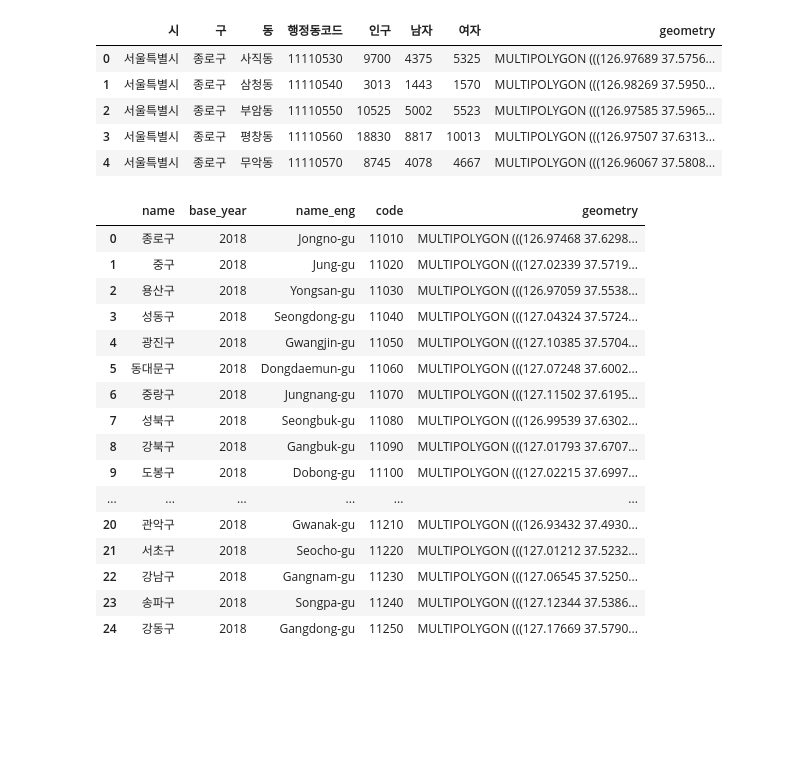
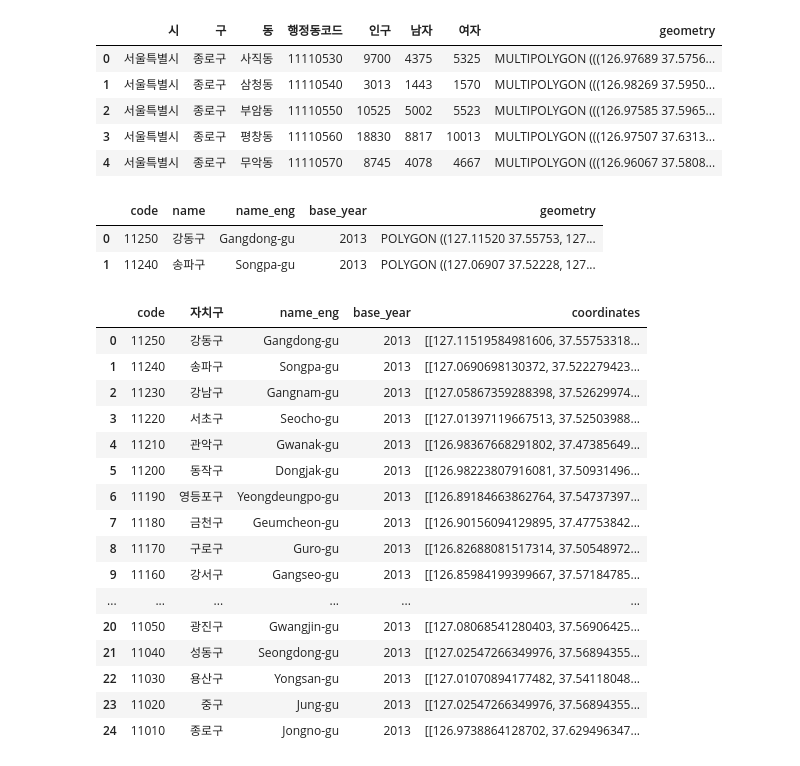
Before and after one commit to dlaghwls1104/ICU, a Jupyter notebook: 서울시범죄등급선정.ipynb, the cells around one changed output. Saved outputs shown, nothing was run; the diff lists cells and outputs as text; code cells hidden in the pictures; blank space fills up the shorter version.

```diff
--- a/서울시범죄등급선정.ipynb
+++ b/서울시범죄등급선정.ipynb
@@ -426,25 +373,11 @@ df.head()
 | 3 | 서울특별시 | 종로구 | 평창동 | 11110560 | 18830 | 8817 | 10013 | MULTIPOLYGON (((126.97507 37.6313... |
 | 4 | 서울특별시 | 종로구 | 무악동 | 11110570 | 8745 | 4078 | 4667 | MULTIPOLYGON (((126.96067 37.5808... |
 # %%
-geo_data1 = 'data/seoul.geojson'
+geo_data1 = 'data/geodata.json'
 df1 = gpd.read_file(geo_data1)
-df1
+df1.head(2)
 # %% [output]
-|  | name | base_year | name_eng | code | geometry |
-| 0 | 종로구 | 2018 | Jongno-gu | 11010 | MULTIPOLYGON (((126.97468 37.6298... |
-| 1 | 중구 | 2018 | Jung-gu | 11020 | MULTIPOLYGON (((127.02339 37.5719... |
-| 2 | 용산구 | 2018 | Yongsan-gu | 11030 | MULTIPOLYGON (((126.97059 37.5538... |
-| 3 | 성동구 | 2018 | Seongdong-gu | 11040 | MULTIPOLYGON (((127.04324 37.5724... |
-| 4 | 광진구 | 2018 | Gwangjin-gu | 11050 | MULTIPOLYGON (((127.10385 37.5704... |
-| 5 | 동대문구 | 2018 | Dongdaemun-gu | 11060 | MULTIPOLYGON (((127.07248 37.6002... |
-| 6 | 중랑구 | 2018 | Jungnang-gu | 11070 | MULTIPOLYGON (((127.11502 37.6195... |
-| 7 | 성북구 | 2018 | Seongbuk-gu | 11080 | MULTIPOLYGON (((126.99539 37.6302... |
-| 8 | 강북구 | 2018 | Gangbuk-gu | 11090 | MULTIPOLYGON (((127.01793 37.6707... |
-| 9 | 도봉구 | 2018 | Dobong-gu | 11100 | MULTIPOLYGON (((127.02215 37.6997... |
-| ... | ... | ... | ... | ... | ... |
-| 20 | 관악구 | 2018 | Gwanak-gu | 11210 | MULTIPOLYGON (((126.93432 37.4930... |
-| 21 | 서초구 | 2018 | Seocho-gu | 11220 | MULTIPOLYGON (((127.01212 37.5232... |
-| 22 | 강남구 | 2018 | Gangnam-gu | 11230 | MULTIPOLYGON (((127.06545 37.5250... |
-| 23 | 송파구 | 2018 | Songpa-gu | 11240 | MULTIPOLYGON (((127.12344 37.5386... |
-| 24 | 강동구 | 2018 | Gangdong-gu | 11250 | MULTIPOLYGON (((127.17669 37.5790... |
+|  | code | name | name_eng | base_year | geometry |
+| 0 | 11250 | 강동구 | Gangdong-gu | 2013 | POLYGON ((127.11520 37.55753, 127... |
+| 1 | 11240 | 송파구 | Songpa-gu | 2013 | POLYGON ((127.06907 37.52228, 127... |
 # %%
@@ -458,3 +390,24 @@ df1.rename(columns={"name": "자치구"}, inplace=True)
+# %%
+df1.rename(columns={"name": "자치구"}, inplace=True)
+df1
+# %% [output]
+|  | code | 자치구 | name_eng | base_year | coordinates |
+| 0 | 11250 | 강동구 | Gangdong-gu | 2013 | [[127.11519584981606, 37.55753318... |
+| 1 | 11240 | 송파구 | Songpa-gu | 2013 | [[127.0690698130372, 37.522279423... |
+| 2 | 11230 | 강남구 | Gangnam-gu | 2013 | [[127.05867359288398, 37.52629974... |
+| 3 | 11220 | 서초구 | Seocho-gu | 2013 | [[127.01397119667513, 37.52503988... |
+| 4 | 11210 | 관악구 | Gwanak-gu | 2013 | [[126.98367668291802, 37.47385649... |
+| 5 | 11200 | 동작구 | Dongjak-gu | 2013 | [[126.98223807916081, 37.50931496... |
+| 6 | 11190 | 영등포구 | Yeongdeungpo-gu | 2013 | [[126.89184663862764, 37.54737397... |
+| 7 | 11180 | 금천구 | Geumcheon-gu | 2013 | [[126.90156094129895, 37.47753842... |
+| 8 | 11170 | 구로구 | Guro-gu | 2013 | [[126.82688081517314, 37.50548972... |
+| 9 | 11160 | 강서구 | Gangseo-gu | 2013 | [[126.85984199399667, 37.57184785... |
+| ... | ... | ... | ... | ... | ... |
+| 20 | 11050 | 광진구 | Gwangjin-gu | 2013 | [[127.08068541280403, 37.56906425... |
+| 21 | 11040 | 성동구 | Seongdong-gu | 2013 | [[127.02547266349976, 37.56894355... |
+| 22 | 11030 | 용산구 | Yongsan-gu | 2013 | [[127.01070894177482, 37.54118048... |
+| 23 | 11020 | 중구 | Jung-gu | 2013 | [[127.02547266349976, 37.56894355... |
+| 24 | 11010 | 종로구 | Jongno-gu | 2013 | [[126.9738864128702, 37.629496347... |
 # %%
 regional_safety_index = pd.merge(regional_safety_index, df1, how = "left", on = "자치구")
 regional_safety_index
```
Also changed, not shown: parts of 13 cells of this notebook, 22 other files.
